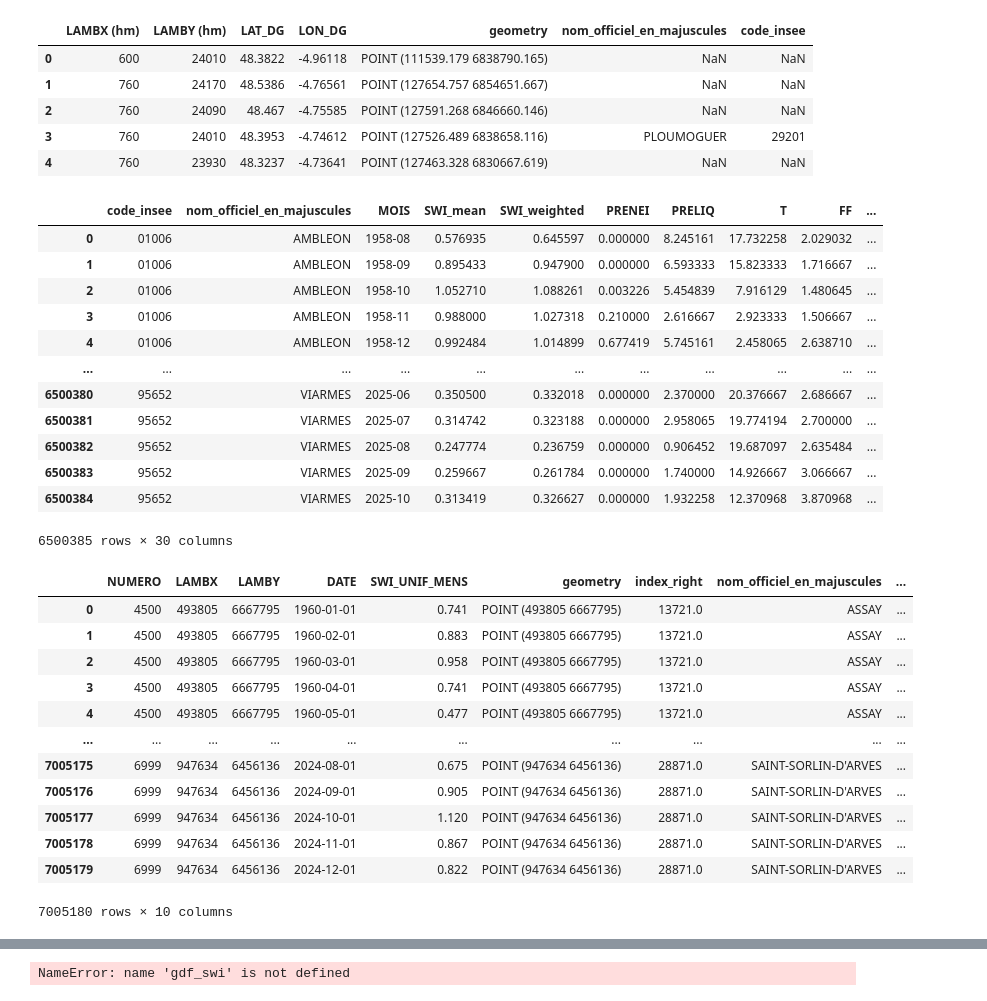
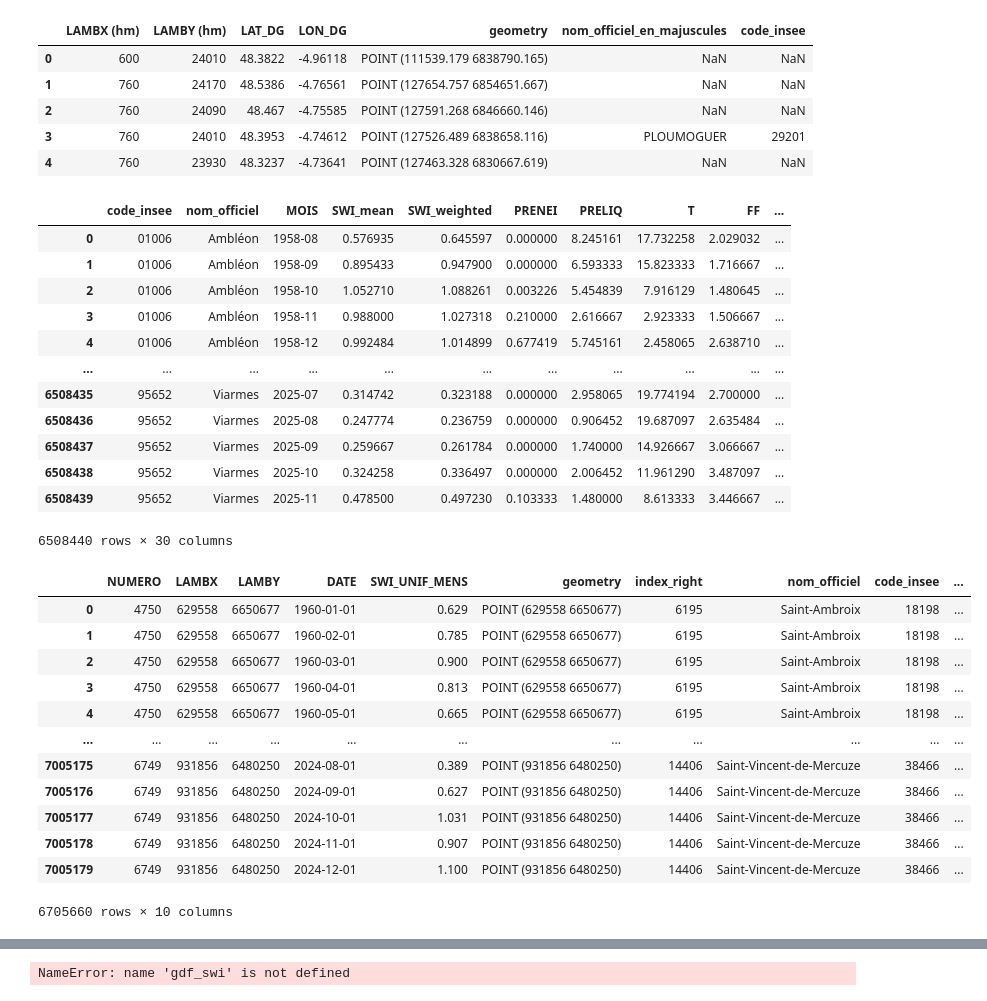
Before and after one commit to Sophie-Monsi/MACHINE-LEARNING-FOR-CLIMATE-RISK, a Jupyter notebook: Database_download.ipynb, the cells around one changed output, grey strips where cells are left out. Cells and saved outputs as stored; diff of their text form; code cells hidden in the pictures.

```diff
--- a/Database_download.ipynb
+++ b/Database_download.ipynb
@@ -68,4 +68,5 @@ with tempfile.TemporaryDirectory() as tmpdir:
     gdf = gpd.read_file(gpkg_path)
     gdf_communes = gpd.read_file(gpkg_path, layer="commune").to_crs(2154)
     gdf_deps = gpd.read_file(gpkg_path, layer="departement").to_crs(2154)
+    gdf_reg = gpd.read_file(gpkg_path, layer="region").to_crs(2154)
 # %% [output]
@@ -836,20 +710,17 @@ EPSG:2154
 ## Je peux maintenant compléter la base daily_swi avec les communes
 
 df_daily_swi_comp = df_daily_swi.merge(
-    gdf_pts_communes[['LAMBX (hm)', 'LAMBY (hm)', 'code_insee', 'nom_officiel_en_majuscules']],
+    pts_communes_new[['LAMBX (hm)', 'LAMBY (hm)', 'code_insee', 'nom_officiel']],
     left_on=['LAMBX', 'LAMBY'],
     right_on=['LAMBX (hm)', 'LAMBY (hm)'],
-    how='left'
+    how='inner'
 )
-
-#J'enlève tous les nan
-df_daily_swi_comp = df_daily_swi_comp.dropna(subset=['code_insee'])
 
 #Je supprime les colonnes inutiles
 df_daily_swi_comp = df_daily_swi_comp.drop(columns=['LAMBX', 'LAMBY', 'LAMBX (hm)','LAMBY (hm)'])
 
-#Puis je groupe par région en faisant la moyenne simple
-group_cols = ['code_insee','nom_officiel_en_majuscules', 'MOIS']
+#Puis je groupe par communes en faisant la moyenne simple
+group_cols = ['code_insee','nom_officiel', 'MOIS']
 
 # On identifie toutes les colonnes numériques sauf celles du groupby
 num_cols = df_daily_swi_comp.select_dtypes(include='number').columns
@@ -864,53 +735,55 @@ df_daily_swi_com = (
 )
 df_daily_swi_com
 # %% [output]
-|  | code_insee | nom_officiel_en_majuscules | MOIS | SWI_mean | SWI_weighted | PRENEI | PRELIQ | T | FF | ... |
-| 0 | 01006 | AMBLEON | 1958-08 | 0.576935 | 0.645597 | 0.000000 | 8.245161 | 17.732258 | 2.029032 | ... |
-| 1 | 01006 | AMBLEON | 1958-09 | 0.895433 | 0.947900 | 0.000000 | 6.593333 | 15.823333 | 1.716667 | ... |
-| 2 | 01006 | AMBLEON | 1958-10 | 1.052710 | 1.088261 | 0.003226 | 5.454839 | 7.916129 | 1.480645 | ... |
-| 3 | 01006 | AMBLEON | 1958-11 | 0.988000 | 1.027318 | 0.210000 | 2.616667 | 2.923333 | 1.506667 | ... |
-| 4 | 01006 | AMBLEON | 1958-12 | 0.992484 | 1.014899 | 0.677419 | 5.745161 | 2.458065 | 2.638710 | ... |
+|  | code_insee | nom_officiel | MOIS | SWI_mean | SWI_weighted | PRENEI | PRELIQ | T | FF | ... |
+| 0 | 01006 | Ambléon | 1958-08 | 0.576935 | 0.645597 | 0.000000 | 8.245161 | 17.732258 | 2.029032 | ... |
+| 1 | 01006 | Ambléon | 1958-09 | 0.895433 | 0.947900 | 0.000000 | 6.593333 | 15.823333 | 1.716667 | ... |
+| 2 | 01006 | Ambléon | 1958-10 | 1.052710 | 1.088261 | 0.003226 | 5.454839 | 7.916129 | 1.480645 | ... |
+| 3 | 01006 | Ambléon | 1958-11 | 0.988000 | 1.027318 | 0.210000 | 2.616667 | 2.923333 | 1.506667 | ... |
+| 4 | 01006 | Ambléon | 1958-12 | 0.992484 | 1.014899 | 0.677419 | 5.745161 | 2.458065 | 2.638710 | ... |
 | ... | ... | ... | ... | ... | ... | ... | ... | ... | ... | ... |
-| 6500380 | 95652 | VIARMES | 2025-06 | 0.350500 | 0.332018 | 0.000000 | 2.370000 | 20.376667 | 2.686667 | ... |
-| 6500381 | 95652 | VIARMES | 2025-07 | 0.314742 | 0.323188 | 0.000000 | 2.958065 | 19.774194 | 2.700000 | ... |
-| 6500382 | 95652 | VIARMES | 2025-08 | 0.247774 | 0.236759 | 0.000000 | 0.906452 | 19.687097 | 2.635484 | ... |
-| 6500383 | 95652 | VIARMES | 2025-09 | 0.259667 | 0.261784 | 0.000000 | 1.740000 | 14.926667 | 3.066667 | ... |
-| 6500384 | 95652 | VIARMES | 2025-10 | 0.313419 | 0.326627 | 0.000000 | 1.932258 | 12.370968 | 3.870968 | ... |
+| 6508435 | 95652 | Viarmes | 2025-07 | 0.314742 | 0.323188 | 0.000000 | 2.958065 | 19.774194 | 2.700000 | ... |
+| 6508436 | 95652 | Viarmes | 2025-08 | 0.247774 | 0.236759 | 0.000000 | 0.906452 | 19.687097 | 2.635484 | ... |
+| 6508437 | 95652 | Viarmes | 2025-09 | 0.259667 | 0.261784 | 0.000000 | 1.740000 | 14.926667 | 3.066667 | ... |
+| 6508438 | 95652 | Viarmes | 2025-10 | 0.324258 | 0.336497 | 0.000000 | 2.006452 | 11.961290 | 3.487097 | ... |
+| 6508439 | 95652 | Viarmes | 2025-11 | 0.478500 | 0.497230 | 0.103333 | 1.480000 | 8.613333 | 3.446667 | ... |
-6500385 rows × 30 columns
+6508440 rows × 30 columns
 # %%
 # A chaque point duswi uniforme je joins aussi la commune dans laquelle elle se trouve
+
+# Transformation en géodataframe
 gdf_pts_swi = gpd.GeoDataFrame(
     swi_uniform_df,
     geometry=gpd.points_from_xy(swi_uniform_df["LAMBX"], swi_uniform_df["LAMBY"]),
     crs=2154
 )
 
 df_unif_swi_comp = gpd.sjoin(
     gdf_pts_swi,
-    gdf_communes[['geometry', 'nom_officiel_en_majuscules', 'code_insee']],
-    how='left',
+    gdf_communes[['geometry', 'nom_officiel', 'code_insee']],
+    how='inner',
     predicate='within'
 )
 
 # Coversion de la date au bon format
 df_unif_swi_comp['DATE'] = pd.to_datetime(df_unif_swi_comp['DATE'], format="%Y%m")
 df_unif_swi_comp['MOIS'] = df_unif_swi_comp['DATE'].dt.to_period('M').astype(str)
 
 df_unif_swi_comp
 # %% [output]
-|  | NUMERO | LAMBX | LAMBY | DATE | SWI_UNIF_MENS | geometry | index_right | nom_officiel_en_majuscules | ... |
-| 0 | 4500 | 493805 | 6667795 | 1960-01-01 | 0.741 | POINT (493805 6667795) | 13721.0 | ASSAY | ... |
-| 1 | 4500 | 493805 | 6667795 | 1960-02-01 | 0.883 | POINT (493805 6667795) | 13721.0 | ASSAY | ... |
-| 2 | 4500 | 493805 | 6667795 | 1960-03-01 | 0.958 | POINT (493805 6667795) | 13721.0 | ASSAY | ... |
-| 3 | 4500 | 493805 | 6667795 | 1960-04-01 | 0.741 | POINT (493805 6667795) | 13721.0 | ASSAY | ... |
-| 4 | 4500 | 493805 | 6667795 | 1960-05-01 | 0.477 | POINT (493805 6667795) | 13721.0 | ASSAY | ... |
-| ... | ... | ... | ... | ... | ... | ... | ... | ... | ... |
-| 7005175 | 6999 | 947634 | 6456136 | 2024-08-01 | 0.675 | POINT (947634 6456136) | 28871.0 | SAINT-SORLIN-D'ARVES | ... |
-| 7005176 | 6999 | 947634 | 6456136 | 2024-09-01 | 0.905 | POINT (947634 6456136) | 28871.0 | SAINT-SORLIN-D'ARVES | ... |
-| 7005177 | 6999 | 947634 | 6456136 | 2024-10-01 | 1.120 | POINT (947634 6456136) | 28871.0 | SAINT-SORLIN-D'ARVES | ... |
-| 7005178 | 6999 | 947634 | 6456136 | 2024-11-01 | 0.867 | POINT (947634 6456136) | 28871.0 | SAINT-SORLIN-D'ARVES | ... |
-| 7005179 | 6999 | 947634 | 6456136 | 2024-12-01 | 0.822 | POINT (947634 6456136) | 28871.0 | SAINT-SORLIN-D'ARVES | ... |
+|  | NUMERO | LAMBX | LAMBY | DATE | SWI_UNIF_MENS | geometry | index_right | nom_officiel | code_insee | ... |
+| 0 | 4750 | 629558 | 6650677 | 1960-01-01 | 0.629 | POINT (629558 6650677) | 6195 | Saint-Ambroix | 18198 | ... |
+| 1 | 4750 | 629558 | 6650677 | 1960-02-01 | 0.785 | POINT (629558 6650677) | 6195 | Saint-Ambroix | 18198 | ... |
+| 2 | 4750 | 629558 | 6650677 | 1960-03-01 | 0.900 | POINT (629558 6650677) | 6195 | Saint-Ambroix | 18198 | ... |
+| 3 | 4750 | 629558 | 6650677 | 1960-04-01 | 0.813 | POINT (629558 6650677) | 6195 | Saint-Ambroix | 18198 | ... |
+| 4 | 4750 | 629558 | 6650677 | 1960-05-01 | 0.665 | POINT (629558 6650677) | 6195 | Saint-Ambroix | 18198 | ... |
+| ... | ... | ... | ... | ... | ... | ... | ... | ... | ... | ... |
+| 7005175 | 6749 | 931856 | 6480250 | 2024-08-01 | 0.389 | POINT (931856 6480250) | 14406 | Saint-Vincent-de-Mercuze | 38466 | ... |
+| 7005176 | 6749 | 931856 | 6480250 | 2024-09-01 | 0.627 | POINT (931856 6480250) | 14406 | Saint-Vincent-de-Mercuze | 38466 | ... |
+| 7005177 | 6749 | 931856 | 6480250 | 2024-10-01 | 1.031 | POINT (931856 6480250) | 14406 | Saint-Vincent-de-Mercuze | 38466 | ... |
+| 7005178 | 6749 | 931856 | 6480250 | 2024-11-01 | 0.907 | POINT (931856 6480250) | 14406 | Saint-Vincent-de-Mercuze | 38466 | ... |
+| 7005179 | 6749 | 931856 | 6480250 | 2024-12-01 | 1.100 | POINT (931856 6480250) | 14406 | Saint-Vincent-de-Mercuze | 38466 | ... |
-7005180 rows × 10 columns
+6705660 rows × 10 columns
 # %%
 #Je pars maintenant compléter la base de daily_swi avec les données swi_unif
 df_swi = df_daily_swi_com.merge(
```
Also changed, not shown: parts of 25 cells of this notebook.
